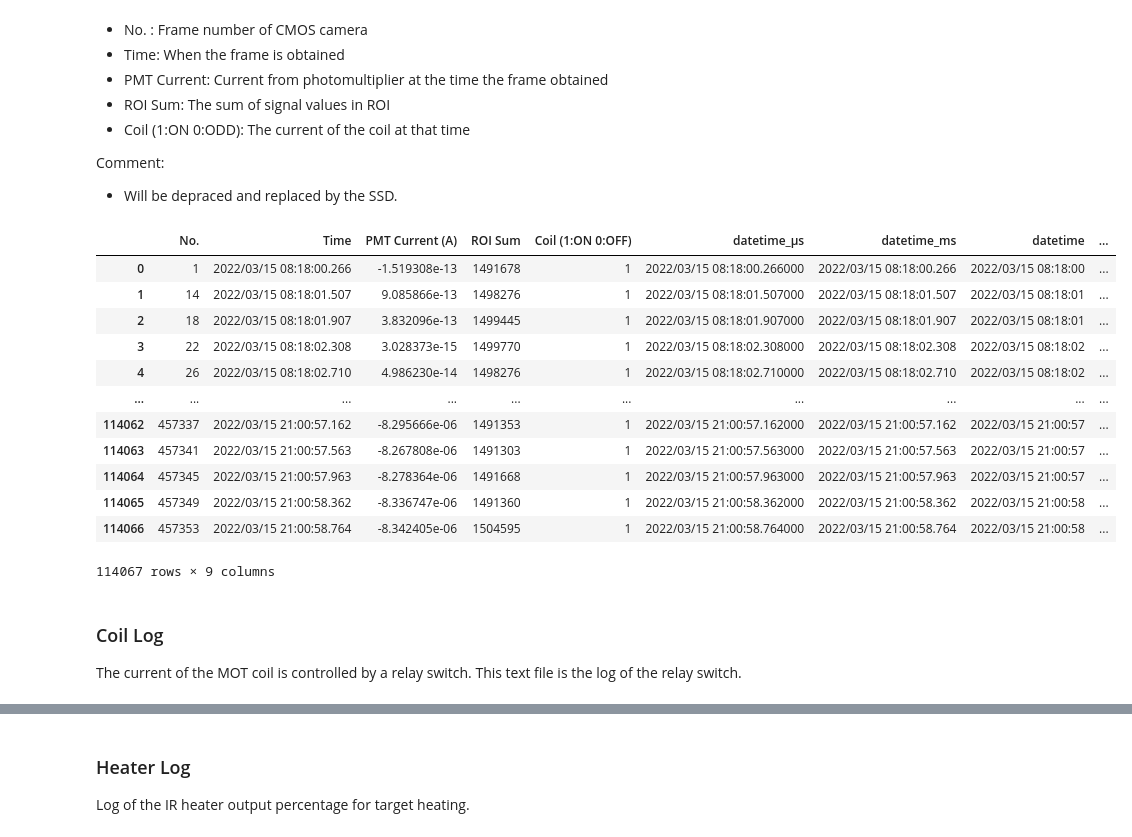
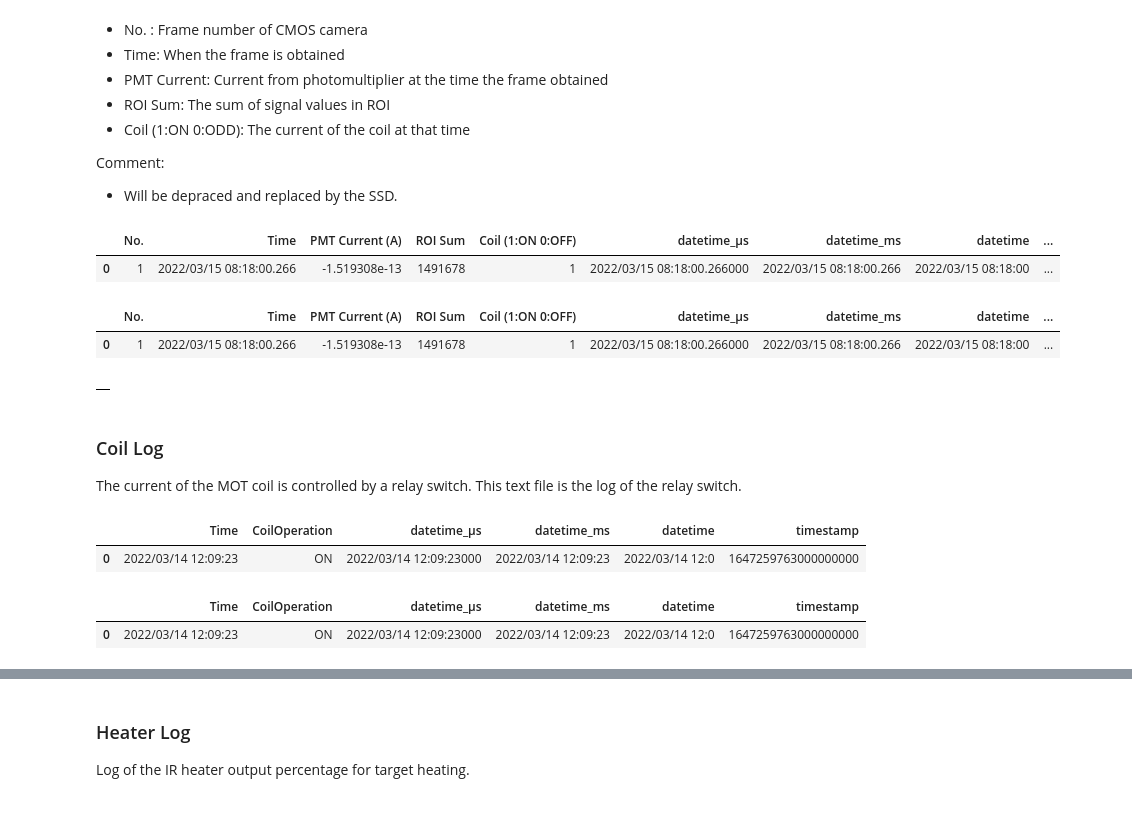
Before and after one commit to romanwixinger/data-engineering-utokyo, a Jupyter notebook: notebooks/data_exploration.ipynb, the cells around one changed output, grey strips where cells are left out. Cells and saved outputs as stored; diff of their text form; code cells hidden in the pictures.

Commit message:
Refactoring to handle tables not having any metadata.

```diff
--- a/notebooks/data_exploration.ipynb
+++ b/notebooks/data_exploration.ipynb
@@ -41,9 +41,10 @@ class Recorder(object):
     """ Base class for mapping a csv file to a pandas dataframe in real-time when it changes.
     """
 
-    def __init__(self, filepath: str):
+    def __init__(self, filepath: str, has_metadata: bool=True):
         # Settings
         self.filepath = filepath
+        self.has_metadata = has_metadata
 
         # Tracking
         self.read_data_lines = 0
@@ -67,6 +68,8 @@ class Recorder(object):
         return self._data_df
 
     def get_metadata(self) -> pd.DataFrame:
+        if not self.has_metadata:
+            return pd.DataFrame()
         self._update_metadata()
         self.metadata_last_updated = self._get_mod_time()
         self.metadata_columns = list(self._metadata_df.columns) if self._metadata_df is not None else []
@@ -84,9 +87,16 @@ class Recorder(object):
     def _update(self):
         if self.table_is_up_to_date():
             return
+
+        # Merge with metadata
         data_df = self.get_data()
-        metadata_df = self.get_metadata()
-        self._table_df = self._data_df.merge(self._metadata_df, how='cross') if self._metadata_df is not None else self._data_df
+        if self.has_metadata:
+            metadata_df = self.get_metadata()
+            self._table_df = self._data_df.merge(self._metadata_df, how='cross')
+        else:
+            self._table_df = self._data_df
+
+        # Order
         self._harmonize_time()
         self._table_df = self._table_df.sort_values(by="timestamp")
         self.last_updated = self._get_mod_time()
@@ -279,8 +292,8 @@ Comment:
 # %%
 class PMTRecorder(Recorder):
 
-    def __init__(self, filepath: str=location+"all_data.csv"):
-        super(PMTRecorder, self).__init__(filepath)
+    def __init__(self, filepath: str=location+"all_data.csv", has_metadata: bool=False):
+        super(PMTRecorder, self).__init__(filepath, has_metadata)
 
     def _load_new_data(self):
 
@@ -307,28 +320,26 @@ class PMTRecorder(Recorder):
         self._table_df["datetime"] = self._table_df["Time"].apply(lambda s: s[:-4])
         self._table_df["timestamp"] = self._table_df["Time"].apply(pd.Timestamp).values.astype(np.int64)
 
-        # Create data
+        # Create sub tables
         self._data_df = self._table_df
+        self._metadata_df = pd.DataFrame()
 
         return
+# %%
+pmt_recorder = PMTRecorder()
+pmt_recorder.get_table().head(1)
+# %% [output]
+|  | No. | Time | PMT Current (A) | ROI Sum | Coil (1:ON 0:OFF) | datetime_μs | datetime_ms | datetime | ... |
+| 0 | 1 | 2022/03/15 08:18:00.266 | -1.519308e-13 | 1491678 | 1 | 2022/03/15 08:18:00.266000 | 2022/03/15 08:18:00.266 | 2022/03/15 08:18:00 | ... |
+# %%
+pmt_recorder.get_data().head(1)
+# %% [output]
+|  | No. | Time | PMT Current (A) | ROI Sum | Coil (1:ON 0:OFF) | datetime_μs | datetime_ms | datetime | ... |
+| 0 | 1 | 2022/03/15 08:18:00.266 | -1.519308e-13 | 1491678 | 1 | 2022/03/15 08:18:00.266000 | 2022/03/15 08:18:00.266 | 2022/03/15 08:18:00 | ... |
 # %%
-pmt_recorder = PMTRecorder()
-pmt_df = pmt_recorder.get_table()
-pmt_df
+pmt_recorder.get_metadata().head(1)
 # %% [output]
-|  | No. | Time | PMT Current (A) | ROI Sum | Coil (1:ON 0:OFF) | datetime_μs | datetime_ms | datetime | ... |
-| 0 | 1 | 2022/03/15 08:18:00.266 | -1.519308e-13 | 1491678 | 1 | 2022/03/15 08:18:00.266000 | 2022/03/15 08:18:00.266 | 2022/03/15 08:18:00 | ... |
-| 1 | 14 | 2022/03/15 08:18:01.507 | 9.085866e-13 | 1498276 | 1 | 2022/03/15 08:18:01.507000 | 2022/03/15 08:18:01.507 | 2022/03/15 08:18:01 | ... |
-| 2 | 18 | 2022/03/15 08:18:01.907 | 3.832096e-13 | 1499445 | 1 | 2022/03/15 08:18:01.907000 | 2022/03/15 08:18:01.907 | 2022/03/15 08:18:01 | ... |
-| 3 | 22 | 2022/03/15 08:18:02.308 | 3.028373e-15 | 1499770 | 1 | 2022/03/15 08:18:02.308000 | 2022/03/15 08:18:02.308 | 2022/03/15 08:18:02 | ... |
-| 4 | 26 | 2022/03/15 08:18:02.710 | 4.986230e-14 | 1498276 | 1 | 2022/03/15 08:18:02.710000 | 2022/03/15 08:18:02.710 | 2022/03/15 08:18:02 | ... |
-| ... | ... | ... | ... | ... | ... | ... | ... | ... | ... |
-| 114062 | 457337 | 2022/03/15 21:00:57.162 | -8.295666e-06 | 1491353 | 1 | 2022/03/15 21:00:57.162000 | 2022/03/15 21:00:57.162 | 2022/03/15 21:00:57 | ... |
-| 114063 | 457341 | 2022/03/15 21:00:57.563 | -8.267808e-06 | 1491303 | 1 | 2022/03/15 21:00:57.563000 | 2022/03/15 21:00:57.563 | 2022/03/15 21:00:57 | ... |
-| 114064 | 457345 | 2022/03/15 21:00:57.963 | -8.278364e-06 | 1491668 | 1 | 2022/03/15 21:00:57.963000 | 2022/03/15 21:00:57.963 | 2022/03/15 21:00:57 | ... |
-| 114065 | 457349 | 2022/03/15 21:00:58.362 | -8.336747e-06 | 1491360 | 1 | 2022/03/15 21:00:58.362000 | 2022/03/15 21:00:58.362 | 2022/03/15 21:00:58 | ... |
-| 114066 | 457353 | 2022/03/15 21:00:58.764 | -8.342405e-06 | 1504595 | 1 | 2022/03/15 21:00:58.764000 | 2022/03/15 21:00:58.764 | 2022/03/15 21:00:58 | ... |
+|  |
-114067 rows × 9 columns
 # %% [markdown]
 ### Coil Log
 The current of the MOT coil is controlled by a relay switch. This text file is the log of the relay switch.
@@ -335 +367,12 @@ The current of the MOT coil is controlled by a relay switch. This text file is t
+# %%
+coil_recorder = CoilRecorder()
+coil_recorder.get_table().head(1)
+# %% [output]
+|  | Time | CoilOperation | datetime_μs | datetime_ms | datetime | timestamp |
+| 0 | 2022/03/14 12:09:23 | ON | 2022/03/14 12:09:23000 | 2022/03/14 12:09:23 | 2022/03/14 12:0 | 1647259763000000000 |
+# %%
+coil_recorder.get_data().head(1)
+# %% [output]
+|  | Time | CoilOperation | datetime_μs | datetime_ms | datetime | timestamp |
+| 0 | 2022/03/14 12:09:23 | ON | 2022/03/14 12:09:23000 | 2022/03/14 12:09:23 | 2022/03/14 12:0 | 1647259763000000000 |
 # %%
```
Also changed, not shown: parts of 30 cells of this notebook.
